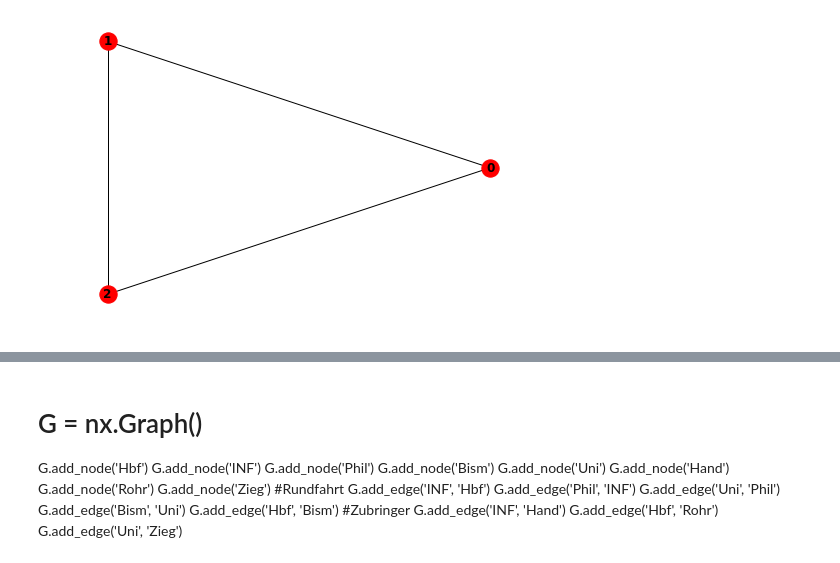
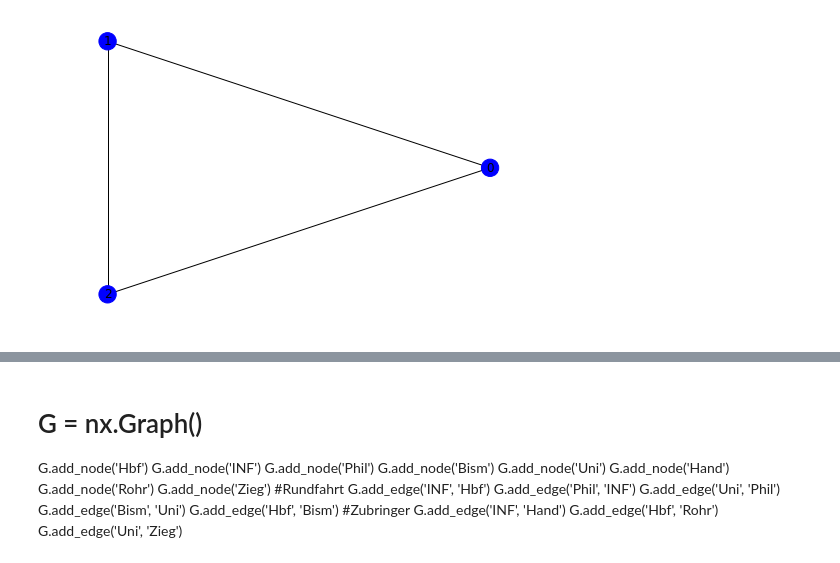
Before and after one commit to phips0/model, a Jupyter notebook: eventq.ipynb, the cells around one changed output, grey strips where cells are left out. Drawn from its saved outputs; the diff is of its cells as text; code cells hidden in the pictures.

```diff
--- a/eventq.ipynb
+++ b/eventq.ipynb
@@ -20,20 +20,21 @@ def shuffle0(passengers):
         shuffle(x)
         passengers[i] = [passengers[i][k] for k in x]
 
-#def save(passengers, bms): # vielleicht?
+def calc_pic(grah,color_list):
+    nx.draw_kamada_kawai(graph, with_labels = True, node_color = color_list)
 # %%
 graph = nx.Graph()
 
-graph.add_node(0, node_color = 'green')
+graph.add_node(0)
 graph.add_node(1)
 graph.add_node(2)
 
 graph.add_edge(0,1)
 graph.add_edge(1,2)
 graph.add_edge(0,2)
 
-
-
-nx.draw_kamada_kawai(graph,with_labels = True, font_weight = 'bold')
+color_list = ['blue']*3
+calc_pic(graph, color_list)
+plt.savefig('img/time.png')
 # %% [output]
-[figure, old version]
+[figure, new version]
```
Also changed, not shown: parts of 5 cells of this notebook, 1 other file.
